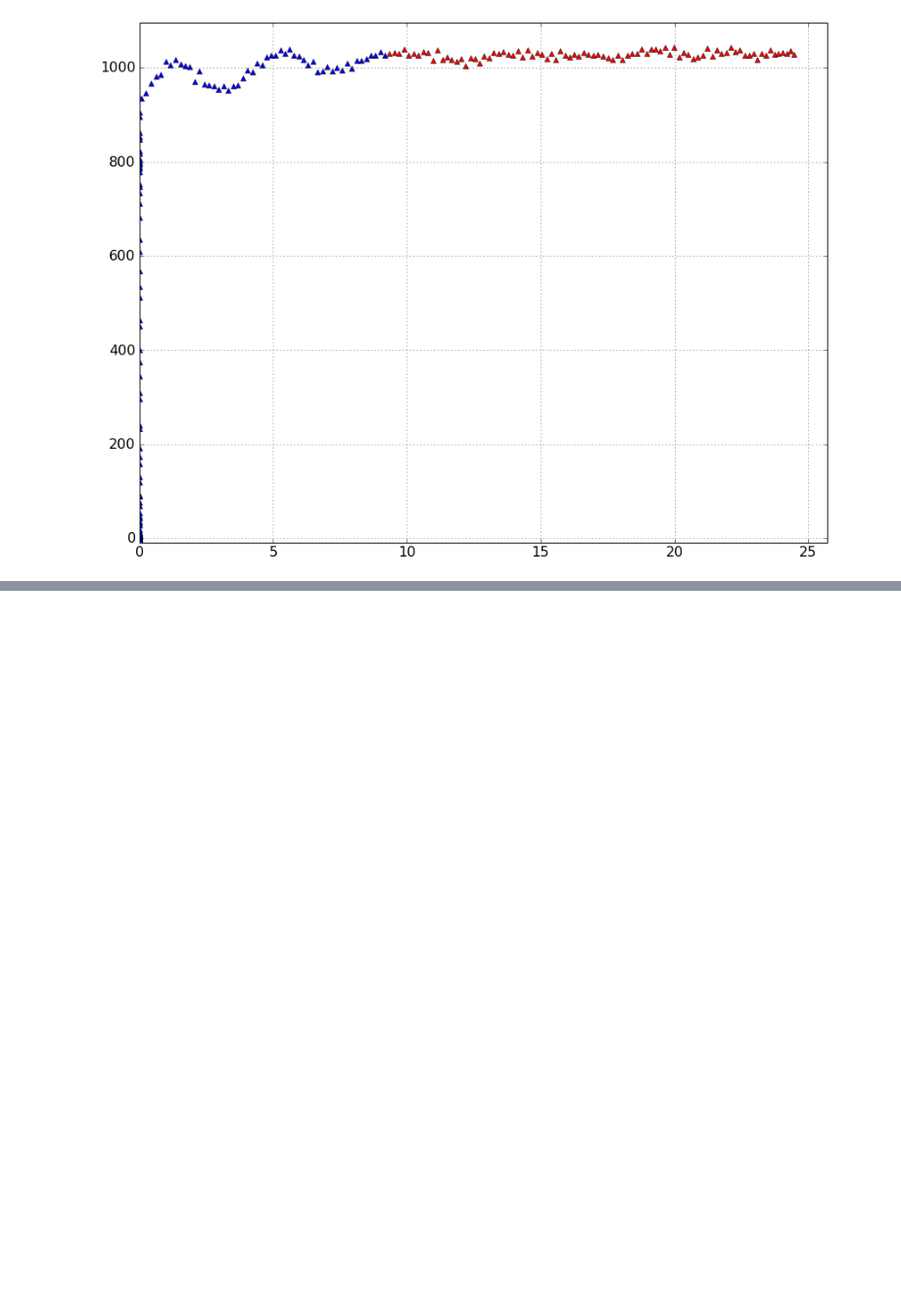
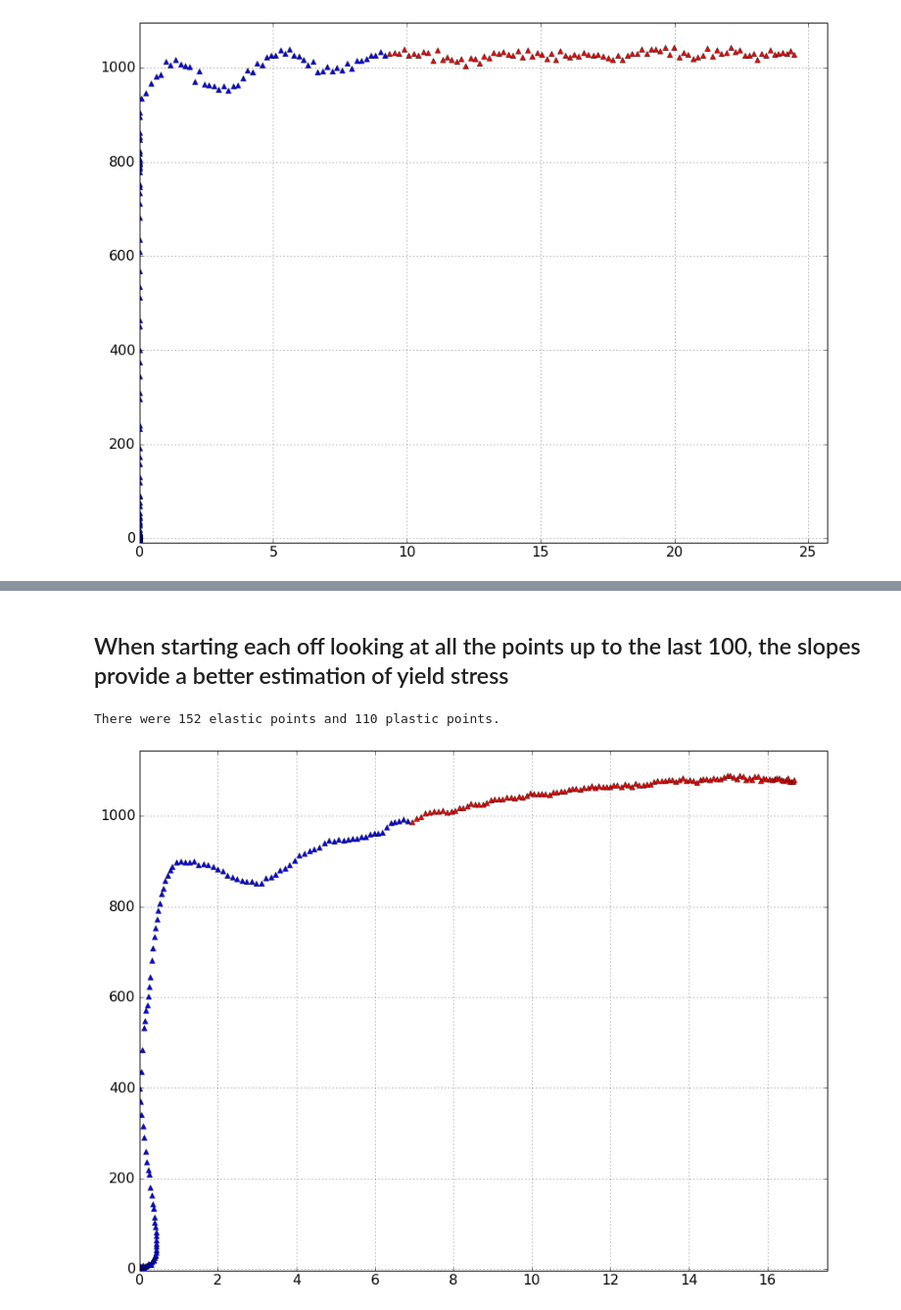
Before and after one commit to ednusi/MatPy, a Jupyter notebook: ML_PredictStressStrain.ipynb, the cells around one changed output, grey strips where cells are left out. Shown at 98% size. Drawn from its saved outputs; the diff is of its cells as text; code cells hidden in the pictures; blank space fills up the shorter version.

```diff
--- a/ML_PredictStressStrain.ipynb
+++ b/ML_PredictStressStrain.ipynb
@@ -656,0 +684,28 @@ graph_suite.plot2D(test_suite.combine_data(data[:,0],slopes))
+# %% [markdown]
+## When starting each off looking at all the points up to the last 100, the slopes provide a better estimation of yield stress
+# %%
+start = -100
+
+guess_domain = np.linspace(0,max(data[:start,0]),101.)
+#predictions = test_suite.kcluster(test_suite.combine_data(data[:start,0],slopes),numclusters=2).predict(data[:start,0].reshape(-1,1))
+predictions = test_suite.kcluster(data,numclusters=2).predict(data[:start,0].reshape(-1,1))
+initgroup = predictions[0]
+splitgroup = 0
+
+for index, val in enumerate(predictions):
+
+    # as soon as we reach the new group, we have found our dividing point
+    if val != initgroup:
+        splitgroup = index
+        break
+
+"""Instead of creating tuples, we create lists"""
+elastic = test_suite.combine_data(data[:splitgroup,0],data[:splitgroup,1])
+plastic = test_suite.combine_data(data[splitgroup:,0],data[splitgroup:,1])
+
+# -- not just splitting data evenly
+print "There were", len(elastic), "elastic points and", len(plastic), "plastic points."
+graph_suite.plotmult2D(elastic,plastic)
+# %% [output]
+There were 152 elastic points and 110 plastic points.
+[figure, added]
```
Also changed, not shown: parts of 9 cells of this notebook, 5 other files.
